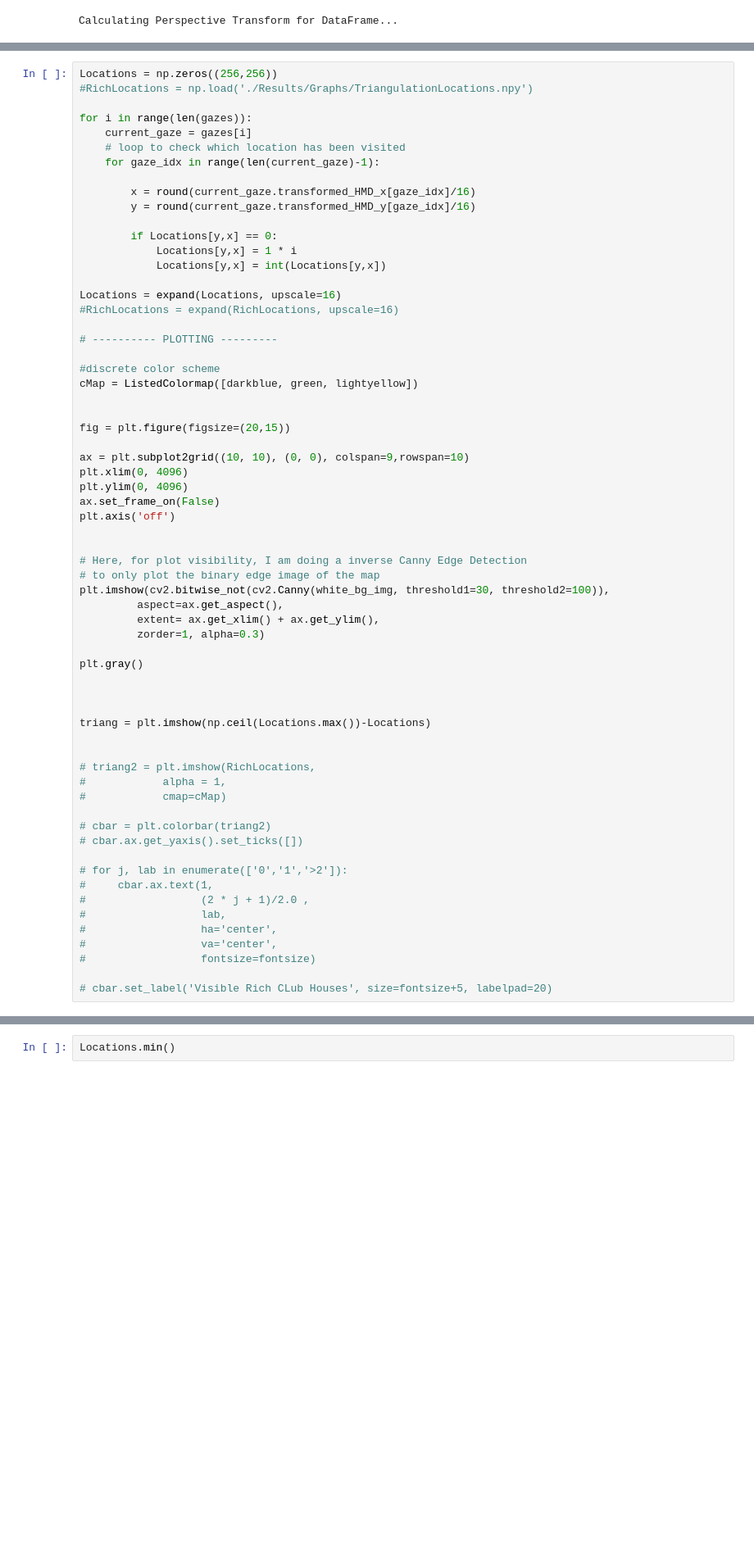
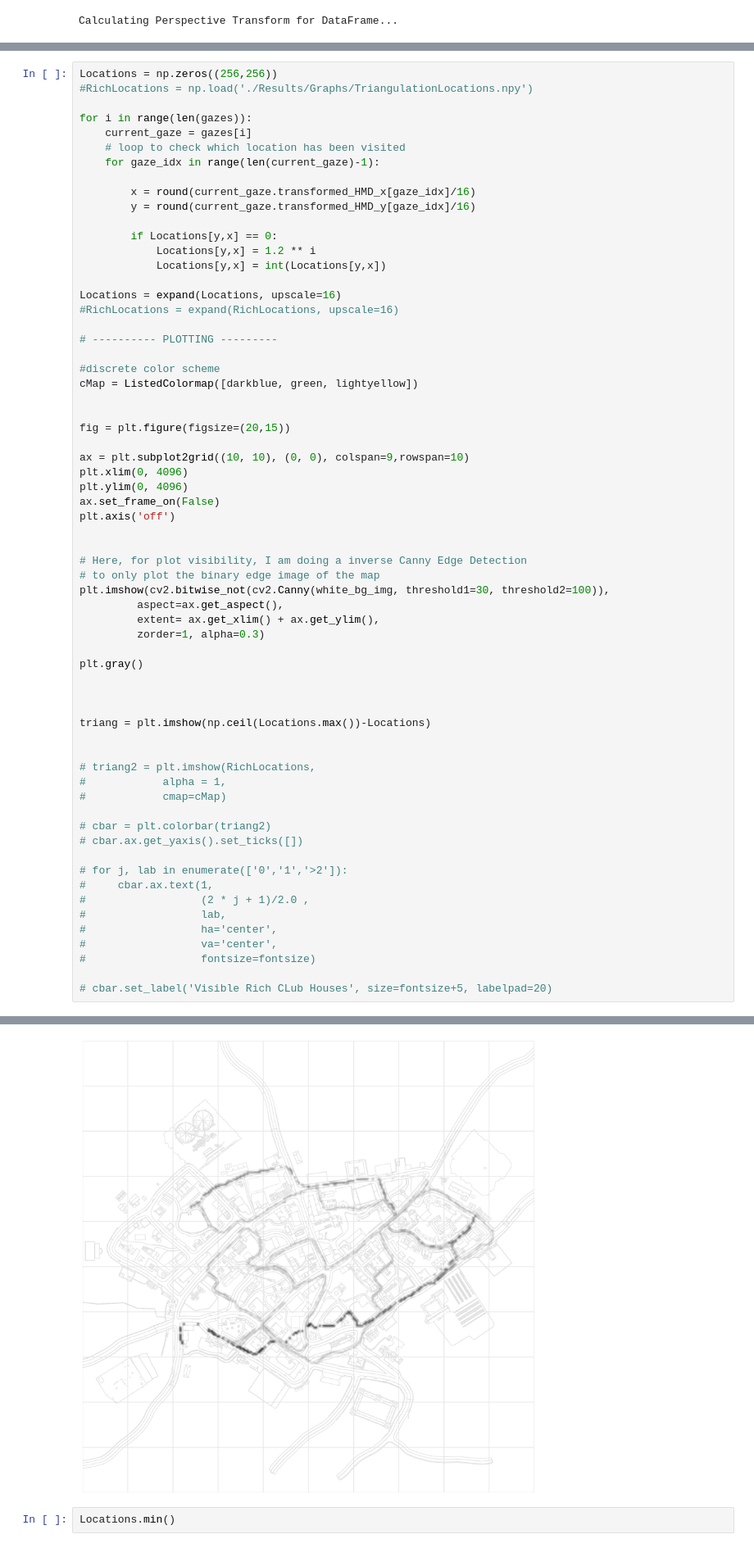
Before and after one commit to lucasessmann/GTA_ET, a Jupyter notebook: PathfindingGraphs.ipynb, the cells around one changed output, grey strips where cells are left out. Shown at 82% size. Cells and saved outputs as stored; diff of their text form; blank space fills up the shorter version.

```diff
--- a/PathfindingGraphs.ipynb
+++ b/PathfindingGraphs.ipynb
@@ -1240,7 +1240,7 @@ for i in range(len(gazes)):
         y = round(current_gaze.transformed_HMD_y[gaze_idx]/16)
 
         if Locations[y,x] == 0:
-            Locations[y,x] = 1 * i
+            Locations[y,x] = 1.2 ** i
             Locations[y,x] = int(Locations[y,x])
 
 Locations = expand(Locations, upscale=16)
@@ -1296,3 +1295,4 @@ IndexError: list index out of range
+[figure, added]
 # %%
 Locations.min()
 # %% [output]
```
Also changed, not shown: parts of 3 cells of this notebook.
